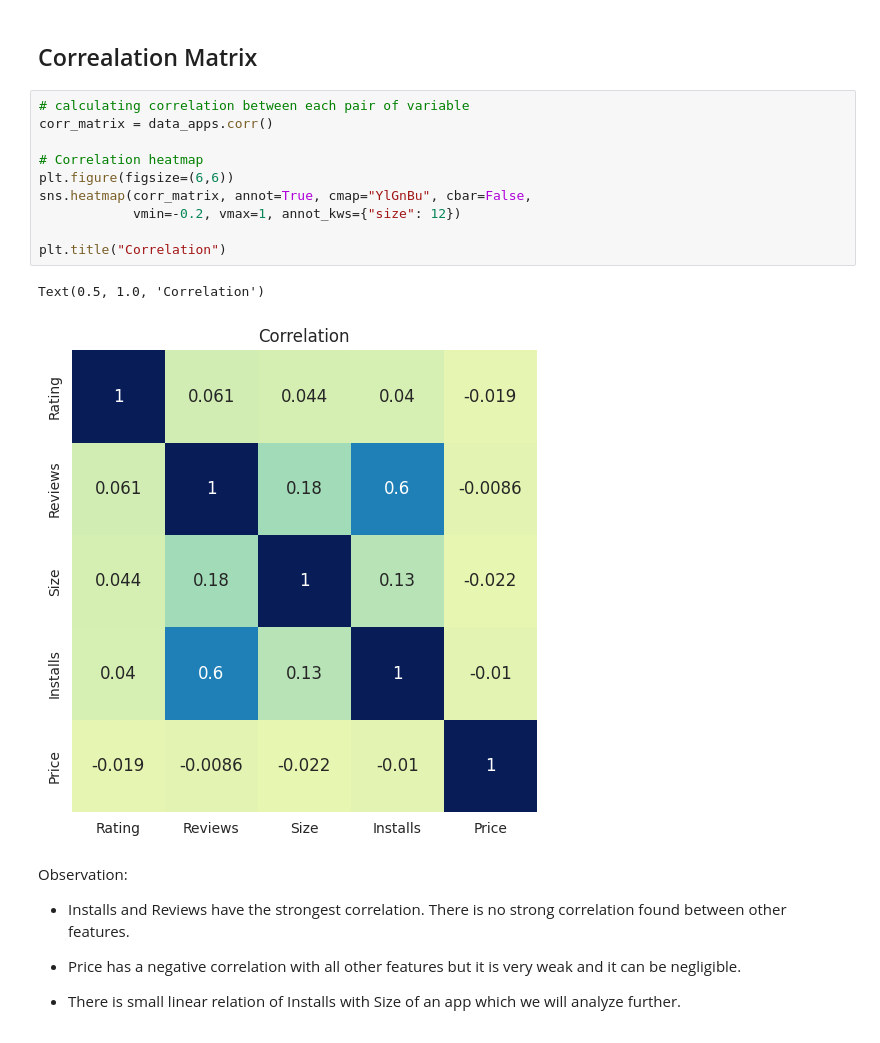
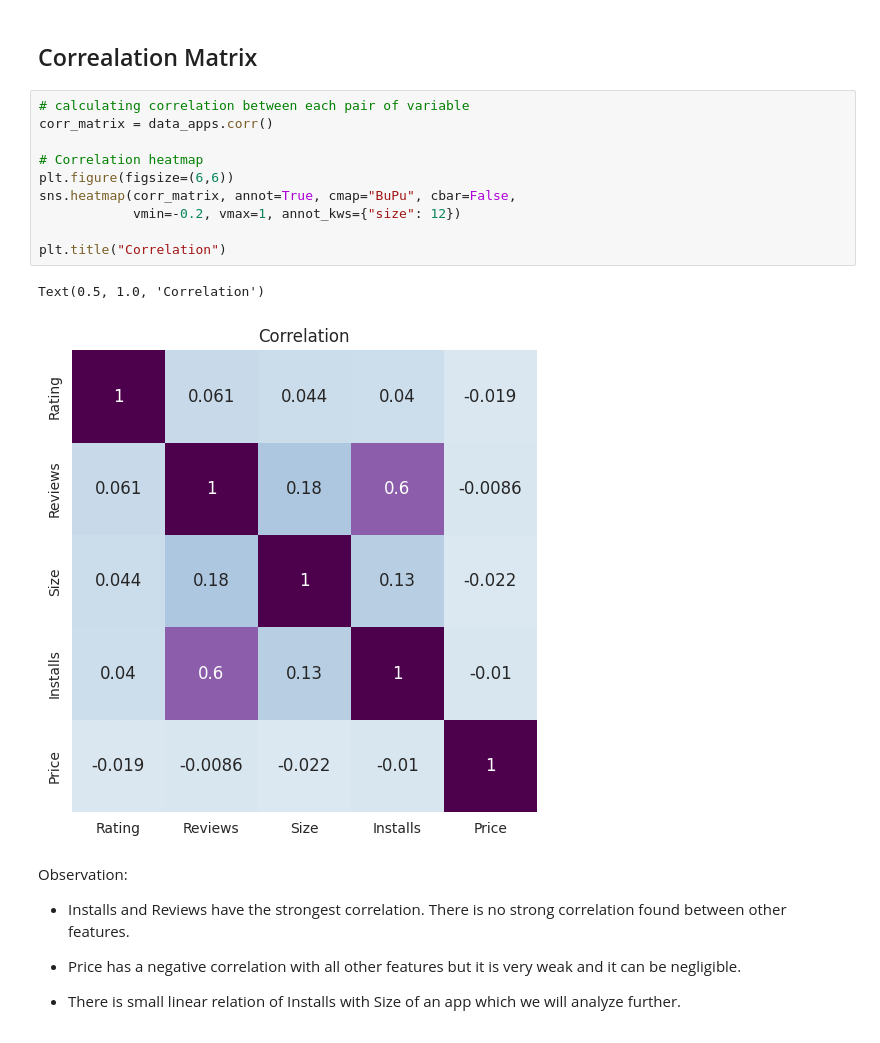
Before and after one commit to ady909/Play-Store-App-Review-Analysis-EDA, a Jupyter notebook: Play_Store_App_Review_Analysis.ipynb, the cells around one changed output. Drawn from its saved outputs; the diff is of its cells as text.

```diff
--- a/Play_Store_App_Review_Analysis.ipynb
+++ b/Play_Store_App_Review_Analysis.ipynb
@@ -684,16 +706,16 @@ Top10_inst_app_in_any_cat('Sports')
 # %%
 # calculating correlation between each pair of variable
 corr_matrix = data_apps.corr()
 
 # Correlation heatmap
 plt.figure(figsize=(6,6))
-sns.heatmap(corr_matrix, annot=True, cmap="YlGnBu", cbar=False,
+sns.heatmap(corr_matrix, annot=True, cmap="BuPu", cbar=False,
             vmin=-0.2, vmax=1, annot_kws={"size": 12})
 
 plt.title("Correlation")
 # %% [output]
 Text(0.5, 1.0, 'Correlation')
-[figure, old version]
+[figure, new version]
 # %% [markdown]
 Observation:
 
```
Also changed, not shown: parts of 12 cells of this notebook.
